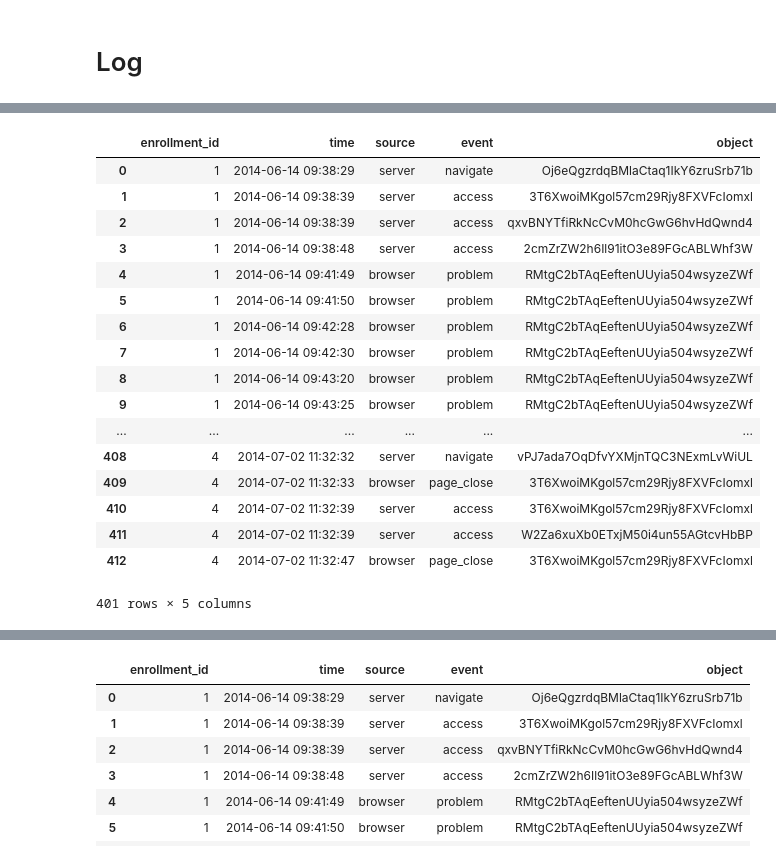
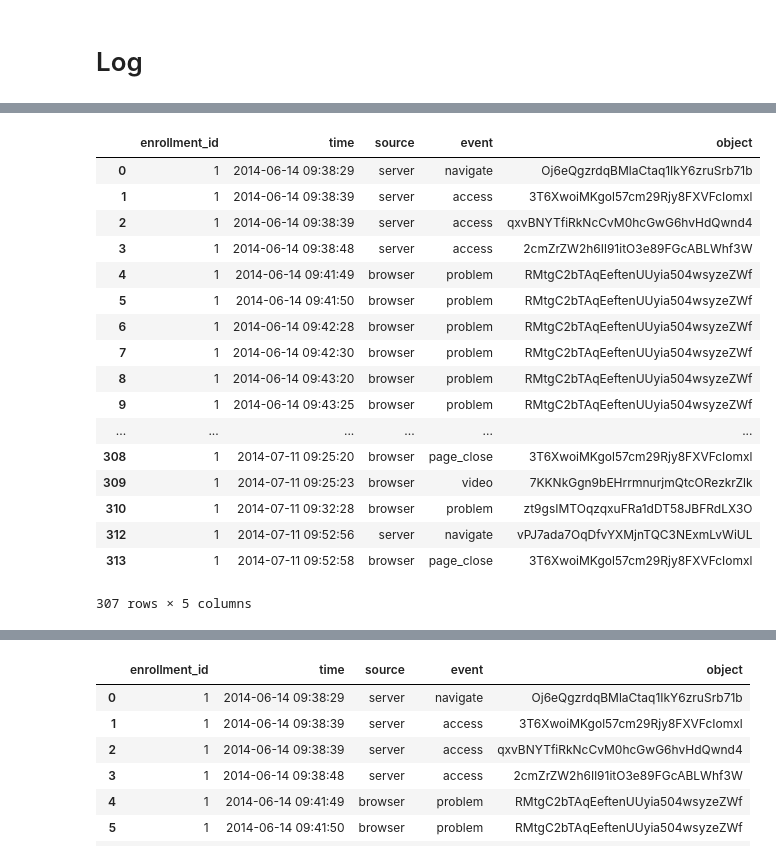
Before and after one commit to AndyKANG98/Drop-MOOC-Prediction, a Jupyter notebook: Load_data_guide.ipynb, the cells around one changed output, grey strips where cells are left out. Saved outputs shown, nothing was run; the diff lists cells and outputs as text; code cells hidden in the pictures.

```diff
--- a/Load_data_guide.ipynb
+++ b/Load_data_guide.ipynb
@@ -76,25 +197,25 @@ log_train.get_data().head()
 # %%
-ids = [1, 4]
+ids = [1]
 log_train.get_data_by_id(ids)
 # %% [output]
 |  | enrollment_id | time | source | event | object |
 | 0 | 1 | 2014-06-14 09:38:29 | server | navigate | Oj6eQgzrdqBMlaCtaq1IkY6zruSrb71b |
 | 1 | 1 | 2014-06-14 09:38:39 | server | access | 3T6XwoiMKgol57cm29Rjy8FXVFcIomxl |
 | 2 | 1 | 2014-06-14 09:38:39 | server | access | qxvBNYTfiRkNcCvM0hcGwG6hvHdQwnd4 |
 | 3 | 1 | 2014-06-14 09:38:48 | server | access | 2cmZrZW2h6Il91itO3e89FGcABLWhf3W |
 | 4 | 1 | 2014-06-14 09:41:49 | browser | problem | RMtgC2bTAqEeftenUUyia504wsyzeZWf |
 | 5 | 1 | 2014-06-14 09:41:50 | browser | problem | RMtgC2bTAqEeftenUUyia504wsyzeZWf |
 | 6 | 1 | 2014-06-14 09:42:28 | browser | problem | RMtgC2bTAqEeftenUUyia504wsyzeZWf |
 | 7 | 1 | 2014-06-14 09:42:30 | browser | problem | RMtgC2bTAqEeftenUUyia504wsyzeZWf |
 | 8 | 1 | 2014-06-14 09:43:20 | browser | problem | RMtgC2bTAqEeftenUUyia504wsyzeZWf |
 | 9 | 1 | 2014-06-14 09:43:25 | browser | problem | RMtgC2bTAqEeftenUUyia504wsyzeZWf |
 | ... | ... | ... | ... | ... | ... |
-| 408 | 4 | 2014-07-02 11:32:32 | server | navigate | vPJ7ada7OqDfvYXMjnTQC3NExmLvWiUL |
-| 409 | 4 | 2014-07-02 11:32:33 | browser | page_close | 3T6XwoiMKgol57cm29Rjy8FXVFcIomxl |
-| 410 | 4 | 2014-07-02 11:32:39 | server | access | 3T6XwoiMKgol57cm29Rjy8FXVFcIomxl |
-| 411 | 4 | 2014-07-02 11:32:39 | server | access | W2Za6xuXb0ETxjM50i4un55AGtcvHbBP |
-| 412 | 4 | 2014-07-02 11:32:47 | browser | page_close | 3T6XwoiMKgol57cm29Rjy8FXVFcIomxl |
+| 308 | 1 | 2014-07-11 09:25:20 | browser | page_close | 3T6XwoiMKgol57cm29Rjy8FXVFcIomxl |
+| 309 | 1 | 2014-07-11 09:25:23 | browser | video | 7KKNkGgn9bEHrrmnurjmQtcORezkrZlk |
+| 310 | 1 | 2014-07-11 09:32:28 | browser | problem | zt9gsIMTOqzqxuFRa1dDT58JBFRdLX3O |
+| 312 | 1 | 2014-07-11 09:52:56 | server | navigate | vPJ7ada7OqDfvYXMjnTQC3NExmLvWiUL |
+| 313 | 1 | 2014-07-11 09:52:58 | browser | page_close | 3T6XwoiMKgol57cm29Rjy8FXVFcIomxl |
-401 rows × 5 columns
+307 rows × 5 columns
 # %%
 from datetime import datetime
 start = datetime.strptime('2014-06-14 09:38:29', '%Y-%m-%d %H:%M:%S')
```
Also changed, not shown: parts of 8 cells of this notebook, 5 other files.
